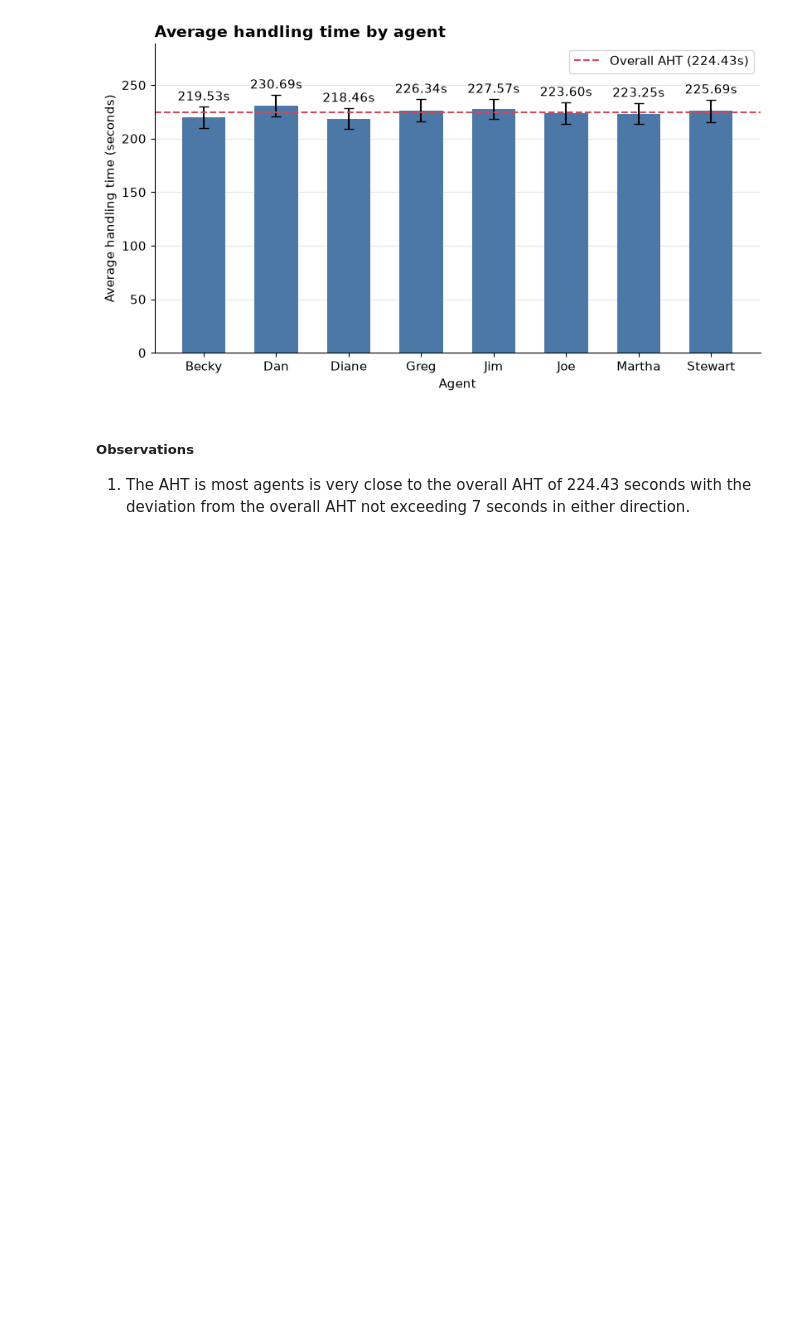
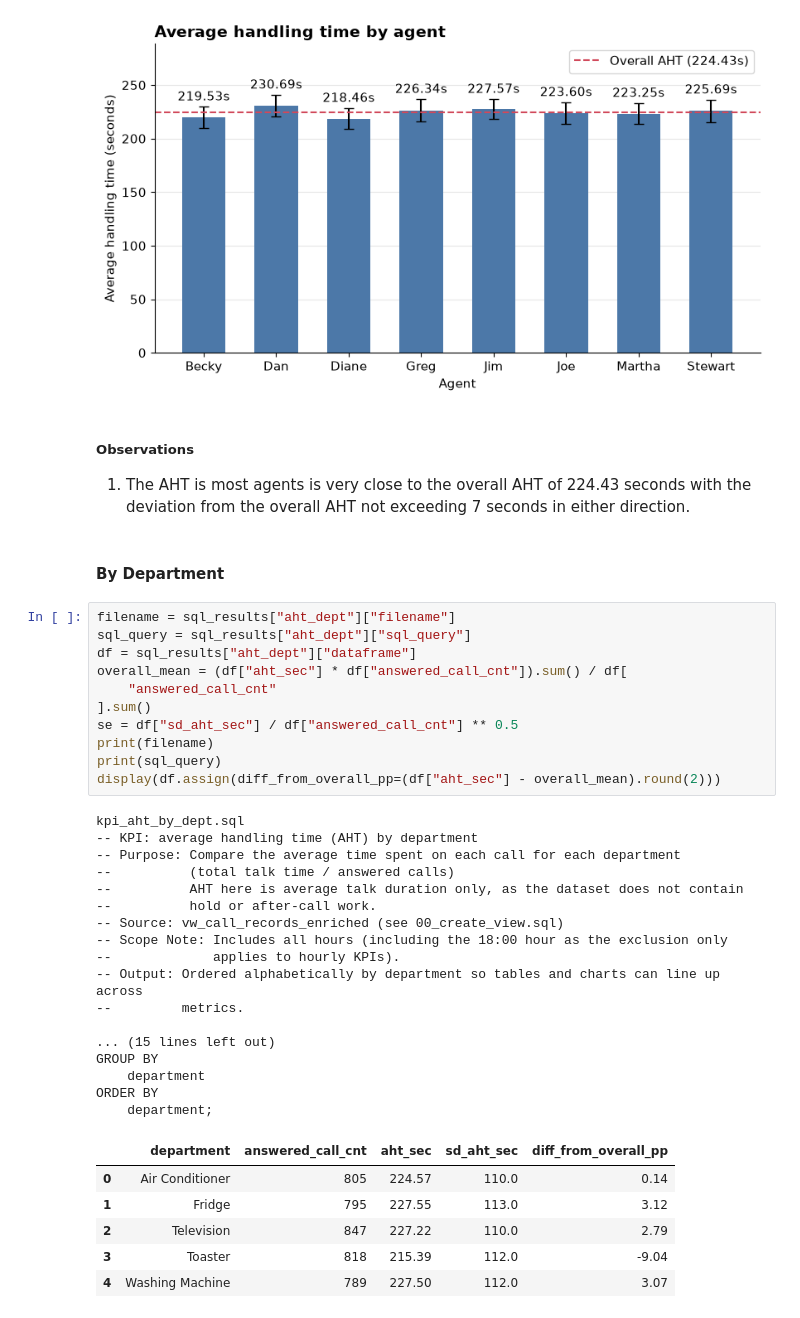
Before and after one commit to Ashish-Krishna-K/call-center-staffing-analytics, a Jupyter notebook: notebooks/03_kpi_analysis.ipynb, the cells around one changed output. Saved outputs shown, nothing was run; the diff lists cells and outputs as text; blank space fills up the shorter version.

```diff
--- a/notebooks/03_kpi_analysis.ipynb
+++ b/notebooks/03_kpi_analysis.ipynb
@@ -735,3 +735,40 @@ plt.show()
 ##### Observations
 
 1. The AHT is most agents is very close to the overall AHT of 224.43 seconds with the deviation from the overall AHT not exceeding 7 seconds in either direction.
+# %% [markdown]
+#### By Department
+# %%
+filename = sql_results["aht_dept"]["filename"]
+sql_query = sql_results["aht_dept"]["sql_query"]
+df = sql_results["aht_dept"]["dataframe"]
+overall_mean = (df["aht_sec"] * df["answered_call_cnt"]).sum() / df[
+    "answered_call_cnt"
+].sum()
+se = df["sd_aht_sec"] / df["answered_call_cnt"] ** 0.5
+print(filename)
+print(sql_query)
+display(df.assign(diff_from_overall_pp=(df["aht_sec"] - overall_mean).round(2)))
+# %% [output]
+kpi_aht_by_dept.sql
+-- KPI: average handling time (AHT) by department
+-- Purpose: Compare the average time spent on each call for each department
+--          (total talk time / answered calls)
+--          AHT here is average talk duration only, as the dataset does not contain
+--          hold or after-call work.
+-- Source: vw_call_records_enriched (see 00_create_view.sql)
+-- Scope Note: Includes all hours (including the 18:00 hour as the exclusion only
+--             applies to hourly KPIs).
+-- Output: Ordered alphabetically by department so tables and charts can line up across
+--         metrics.
+
+... (15 lines left out)
+GROUP BY
+    department
+ORDER BY
+    department;
+|  | department | answered_call_cnt | aht_sec | sd_aht_sec | diff_from_overall_pp |
+| 0 | Air Conditioner | 805 | 224.57 | 110.0 | 0.14 |
+| 1 | Fridge | 795 | 227.55 | 113.0 | 3.12 |
+| 2 | Television | 847 | 227.22 | 110.0 | 2.79 |
+| 3 | Toaster | 818 | 215.39 | 112.0 | -9.04 |
+| 4 | Washing Machine | 789 | 227.50 | 112.0 | 3.07 |
```
Also changed, not shown: parts of 2 cells of this notebook.
